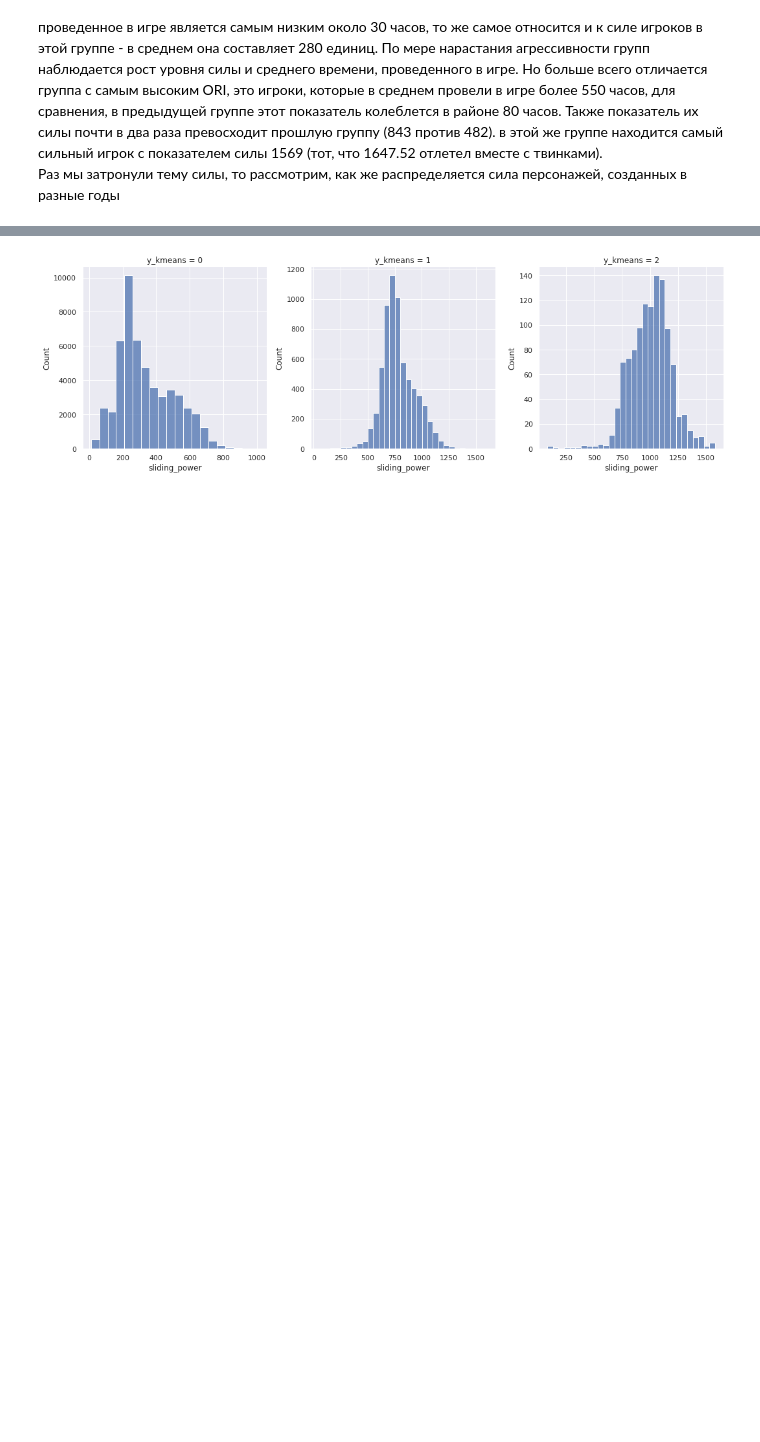
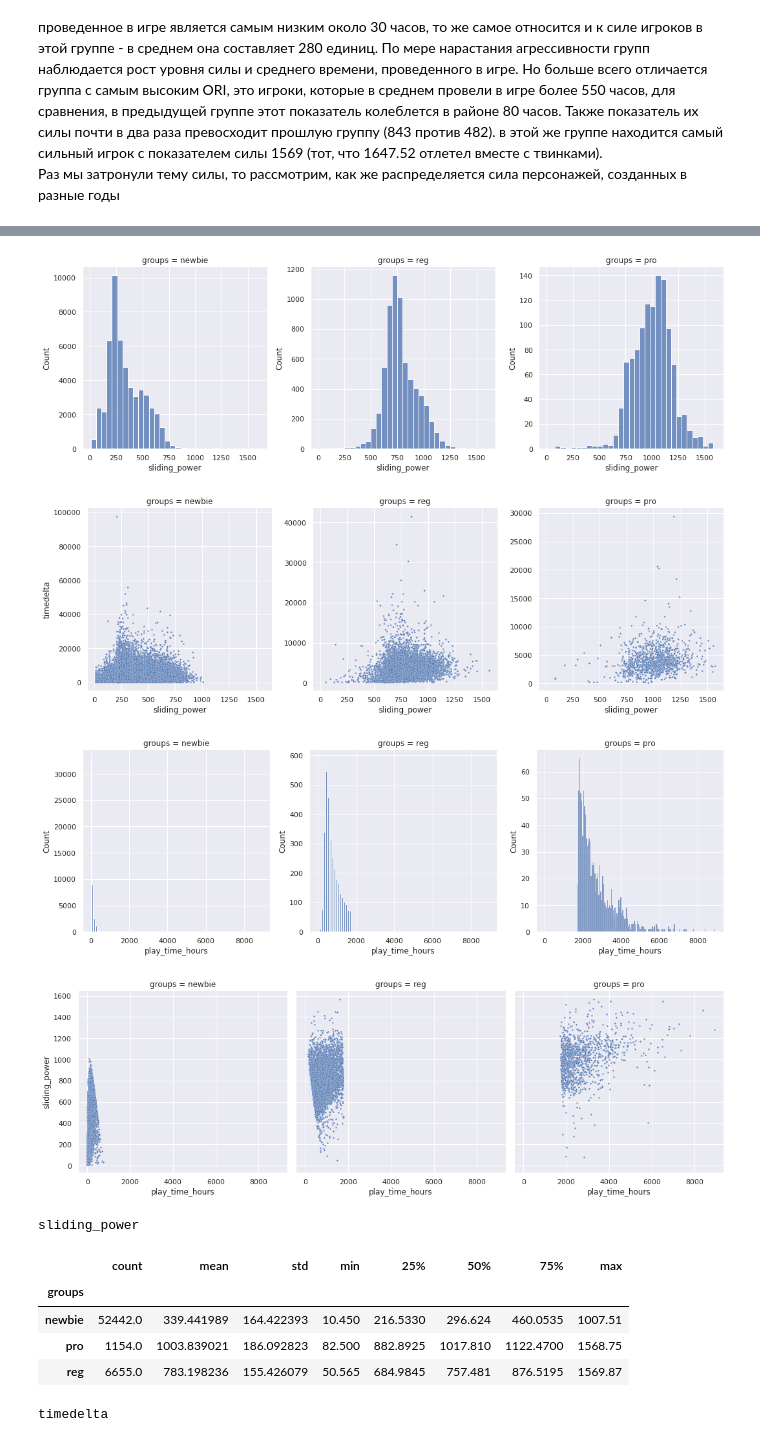
Before and after one commit to xooxoo/exbot, a Jupyter notebook: test_task.ipynb, the cells around one changed output, grey strips where cells are left out. Saved outputs shown, nothing was run; the diff lists cells and outputs as text; code cells hidden in the pictures; blank space fills up the shorter version.

```diff
--- a/test_task.ipynb
+++ b/test_task.ipynb
@@ -7,10 +7,8 @@ import numpy as np
 
 from scipy import stats
 from sklearn import cluster
-import scipy.cluster.hierarchy as sch
 
-sns.set(rc={'figure.figsize':(14, 8)})
-
+sns.set(rc={'figure.figsize':(14, 7)})
 
 from IPython.display import display
 # %% [markdown]
@@ -36,2 +32,7 @@ df_char_per_acc  = df_char_per_acc .query('username <= 3')
+# %%
+df_char_per_acc  = df_char_per_acc .query('username <= 3')
+df_characters = df_characters.query('login in @df_char_per_acc.login')
+df_lur = pd.merge(df_dle_users, df_characters, how='inner', on='login')
+df_lur['year'] = df_lur.reg_date.dt.year
 # %% [markdown]
 Соберем таблицу логин + персонажи на аккаунте +дата регистрации, основываясь на отфильтрованных данных. Плюс соберем воедино старые и новые записи
@@ -42,7 +40,6 @@ df_lur = pd.merge(df_dle_users, df_characters, how='inner', on='login')
 Для начала разобьем игроков на когорты.
 Допустим, по времени регистрации. Так как время регистрации у нас начинается с 2015 года, то сначала выберем годовой промежуток
 # %%
-df_lur['year'] = df_dle_users.reg_date.dt.year
 df_cohort_uniq = df_lur.groupby('year', as_index=False)[['login', 'username']].nunique()
 melted_df = df_cohort_uniq[['year', 'login', 'username']].melt(id_vars=['year'], value_vars=['login', 'username'])
 df_cohort_uniq
@@ -77 +67,9 @@ del df_session_duration, df_session_duration1
+# %%
+df_session_duration = pd.read_csv('data/copy_mc_session_durations1.csv')
+df_session_duration1 =pd.read_csv('data/copy_mc_session_durations2.csv').drop('sliding_power', axis=1)
+
+df_session_duration_u = pd.concat([df_session_duration, df_session_duration1])
+df_session_duration_u.session_start = pd.to_datetime(df_session_duration_u.session_start)
+df_session_duration_u.session_end = pd.to_datetime(df_session_duration_u.session_end)
+del df_session_duration, df_session_duration1
 # %%
@@ -290,14 +290,53 @@ plt.show()
 # %%
-test = df_sd_ori
+test = df_sd_ori.copy()
+test['play_time_hours'] = test.play_time_seconds/3600
 
 clust = test[['play_time_hours', 'sliding_power']]
 kmeans= cluster.KMeans(n_clusters=3,)
 kmeans.fit(clust)
-test['y_kmeans'] = kmeans.predict(clust)
 
-fg = sns.FacetGrid(data=test, col='y_kmeans', col_wrap=3, sharey=False, height=5, sharex=False)
+test['groups'] = kmeans.predict(clust)
+med_criteria = test.groupby('groups', as_index=False)['sliding_power'].median()
+
+# жуткая жуть, чтобы переназвать группы по критерию медианы
+test['groups'] = np.where(test.groups == med_criteria[med_criteria.sliding_power == med_criteria.sliding_power.min()]['groups'].index.values[0], 'newbie',
+                          np.where(test.groups == med_criteria[med_criteria.sliding_power == med_criteria.sliding_power.max()]['groups'].index.values[0], 'pro', 'reg'))
+
+
+
+fg = sns.FacetGrid(data=test, col='groups', col_wrap=3, sharey=False, height=5)
 fg.map(sns.histplot, 'sliding_power', binwidth=50)
+plt.show()
 
+fg = sns.FacetGrid(data=test, col='groups', col_wrap=3, height=5, sharey=False)
+fg.map(sns.scatterplot, 'sliding_power', 'timedelta', s=6)
 plt.show()
+
+fg = sns.FacetGrid(data=test, col='groups', col_wrap=3, sharey=False, height=5)
+fg.map(sns.histplot, 'play_time_hours', binwidth=50)
+plt.show()
+
+fg = sns.FacetGrid(data=test, col='groups', col_wrap=3, height=5)
+fg.map(sns.scatterplot, 'play_time_hours', 'sliding_power', s=6)
+plt.show()
+
+print('sliding_power')
+display(test.groupby('groups')['sliding_power'].describe())
+
+print('timedelta')
+display(test.groupby('groups')['timedelta'].describe())
+
+print('play_time_hours')
+display(test.groupby('groups')['play_time_hours'].describe())
 # %% [output]
-[figure, old version]
+[figure, new version]
+[figure, added]
+[figure, added]
+[figure, added]
+sliding_power
+|  | count | mean | std | min | 25% | 50% | 75% | max |
+| groups |  |  |  |  |  |  |  |  |
+| newbie | 52442.0 | 339.441989 | 164.422393 | 10.450 | 216.5330 | 296.624 | 460.0535 | 1007.51 |
+| pro | 1154.0 | 1003.839021 | 186.092823 | 82.500 | 882.8925 | 1017.810 | 1122.4700 | 1568.75 |
+| reg | 6655.0 | 783.198236 | 155.426079 | 50.565 | 684.9845 | 757.481 | 876.5195 | 1569.87 |
+timedelta
```
Also changed, not shown: parts of 33 cells of this notebook.
